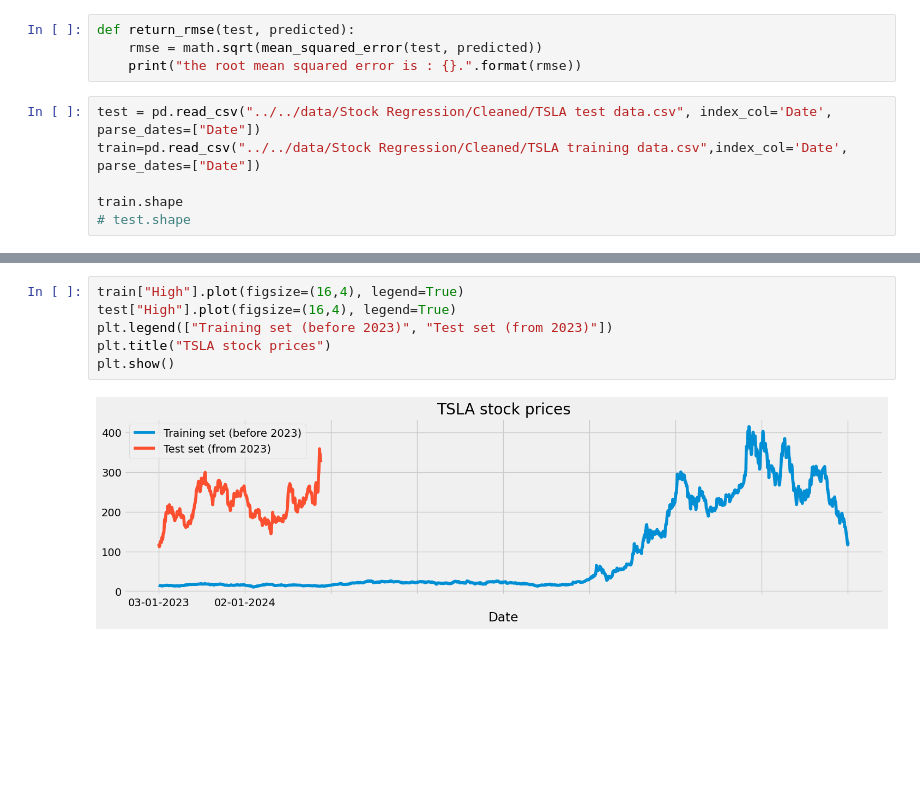
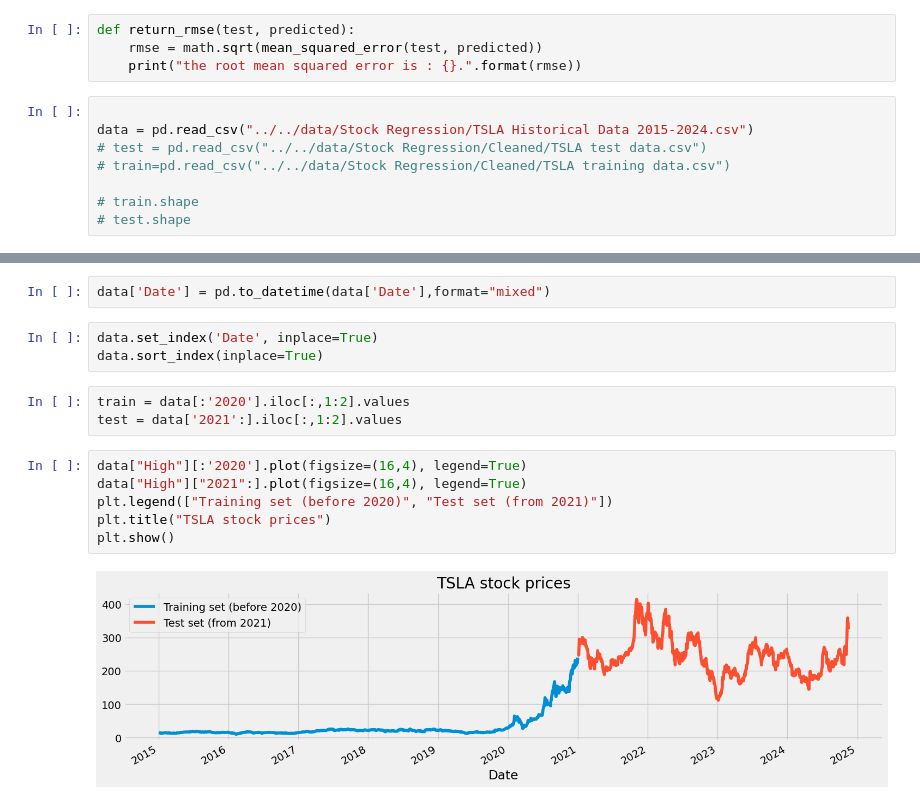
Before and after one commit to Partha-Suresh/XAI-Project, a Jupyter notebook: notebooks/Stock Regression/LSTM model stock price prediction.ipynb, the cells around one changed output, grey strips where cells are left out. Saved outputs shown, nothing was run; the diff lists cells and outputs as text; blank space fills up the shorter version.

```diff
--- a/notebooks/Stock Regression/LSTM model stock price prediction.ipynb
+++ b/notebooks/Stock Regression/LSTM model stock price prediction.ipynb
@@ -44,8 +42,10 @@ def return_rmse(test, predicted):
     rmse = math.sqrt(mean_squared_error(test, predicted))
     print("the root mean squared error is : {}.".format(rmse))
 # %%
-test = pd.read_csv("../../data/Stock Regression/Cleaned/TSLA test data.csv", index_col='Date', parse_dates=["Date"])
-train=pd.read_csv("../../data/Stock Regression/Cleaned/TSLA training data.csv",index_col='Date', parse_dates=["Date"])
 
-train.shape
+data = pd.read_csv("../../data/Stock Regression/TSLA Historical Data 2015-2024.csv")
+# test = pd.read_csv("../../data/Stock Regression/Cleaned/TSLA test data.csv")
+# train=pd.read_csv("../../data/Stock Regression/Cleaned/TSLA training data.csv")
+
+# train.shape
 # test.shape
@@ -71,11 +61,19 @@ KeyError: 'Date'
+# %%
+data['Date'] = pd.to_datetime(data['Date'],format="mixed")
+# %%
+data.set_index('Date', inplace=True)
+data.sort_index(inplace=True)
+# %%
+train = data[:'2020'].iloc[:,1:2].values
+test = data['2021':].iloc[:,1:2].values
 # %%
-train["High"].plot(figsize=(16,4), legend=True)
-test["High"].plot(figsize=(16,4), legend=True)
-plt.legend(["Training set (before 2023)", "Test set (from 2023)"])
+data["High"][:'2020'].plot(figsize=(16,4), legend=True)
+data["High"]["2021":].plot(figsize=(16,4), legend=True)
+plt.legend(["Training set (before 2020)", "Test set (from 2021)"])
 plt.title("TSLA stock prices")
 plt.show()
 # %% [output]
-[figure, old version]
+[figure, new version]
 # %%
 sc = MinMaxScaler(feature_range=(0,1))
 train_scaled = sc.fit_transform(train)
```
Also changed, not shown: parts of 32 cells of this notebook, 3 other files.
